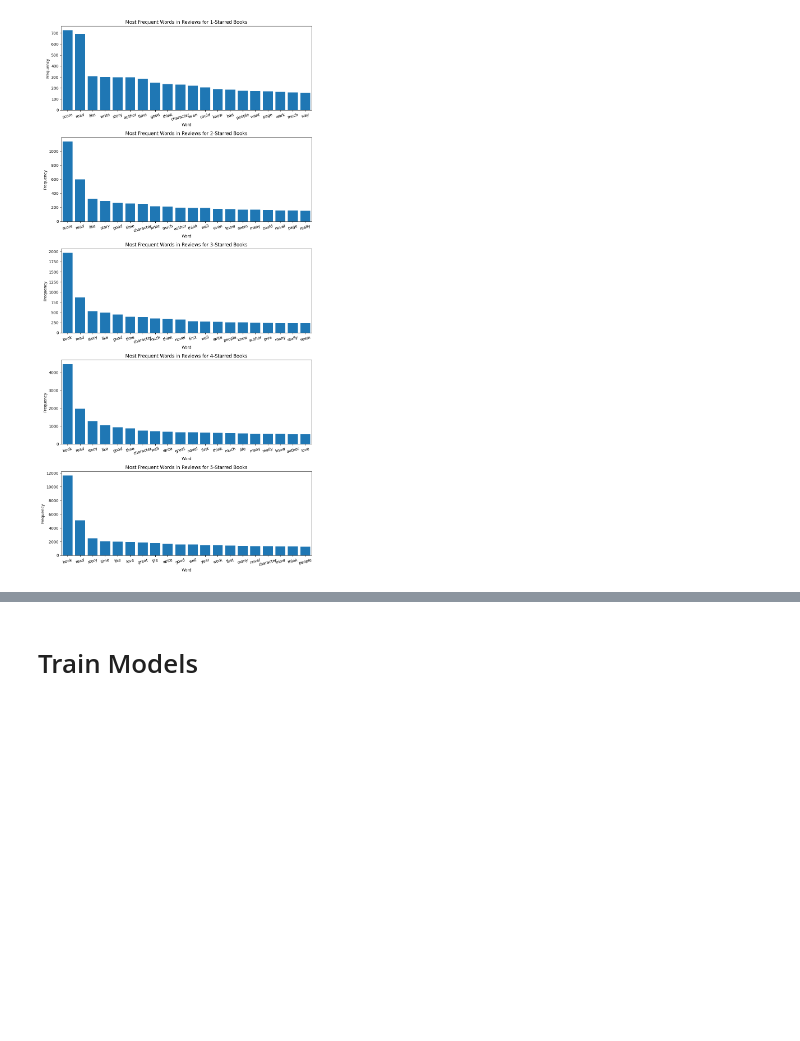
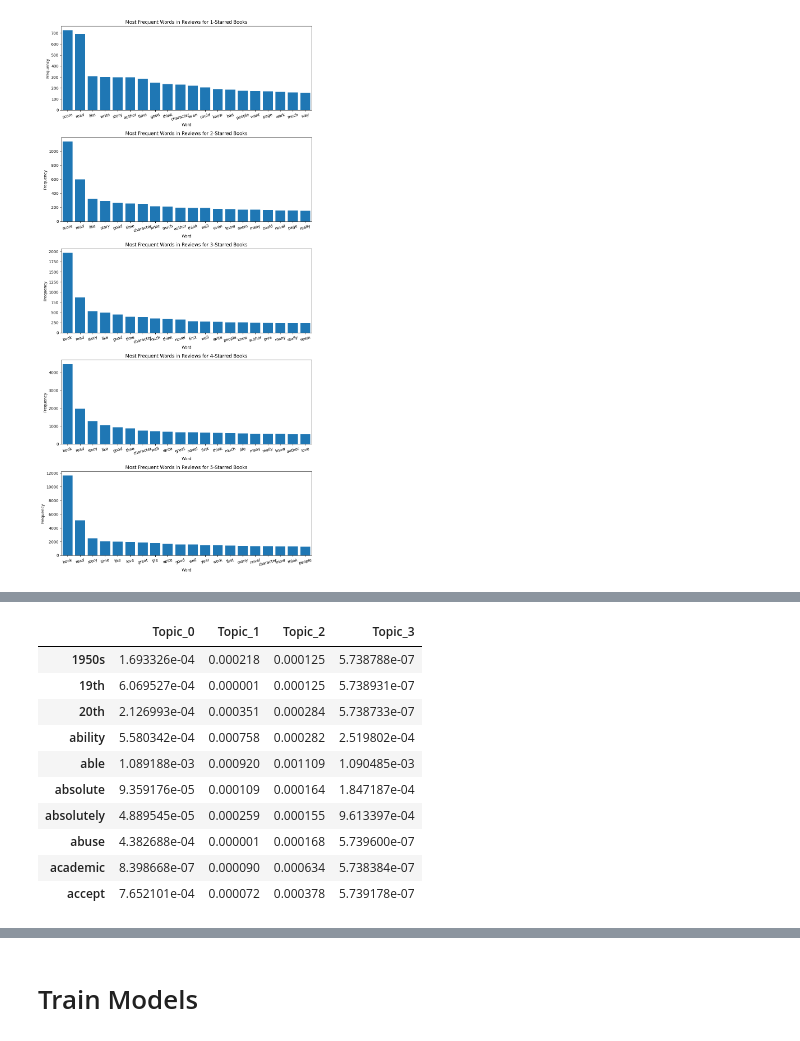
Before and after one commit to Darkt1on/Amazon-book-review, a Jupyter notebook: Amazon_book_review.ipynb, the cells around one changed output, grey strips where cells are left out. Saved outputs shown, nothing was run; the diff lists cells and outputs as text; code cells hidden in the pictures; blank space fills up the shorter version.

```diff
--- a/Amazon_book_review.ipynb
+++ b/Amazon_book_review.ipynb
@@ -397,9 +420,9 @@ labels_sample = df['score'][:sample_size]
 
 # BOW
 vectorizer_BOW = CountVectorizer(max_features=2000)
-BOW_matrix = vectorizer_BOW.fit_transform(norm_text_sample).toarray()
+BOW_matrix = vectorizer_BOW.fit_transform(norm_text_sample)
 
-text_sample_vectorized = pd.DataFrame(np.round(BOW_matrix,2), columns=vectorizer_BOW.get_feature_names_out())
+text_sample_vectorized = pd.DataFrame(np.round(BOW_matrix.toarray(), 2), columns=vectorizer_BOW.get_feature_names_out())
 
 # Spliting training set and test set
 X_train, X_test, y_train, y_test = train_test_split(text_sample_vectorized, labels_sample, train_size=0.7, random_state=42)
@@ -471,0 +565,6 @@ def display_score(model, X_train=X_train, y_train=y_train, X_test=X_test, y_test
+# %%
+n_components = 4
+
+# set topic_word_prior to 0.1 to find most relevant words for each topic
+lda_text = LatentDirichletAllocation(n_components=n_components, max_iter=100, doc_topic_prior=0.25
+                                           topic_word_prior = 0.25).fit(BOW_matrix)
@@ -471,0 +583,18 @@ def display_score(model, X_train=X_train, y_train=y_train, X_test=X_test, y_test
+# %%
+word_weights = lda_text.components_ / lda_text.components_.sum(axis=1)[:, np.newaxis]
+word_weights_df = pd.DataFrame(word_weights.T,
+                               index = vectorizer_BOW.get_feature_names_out(),
+                               columns = ["Topic_" + str(i) for i in range(4)])
+word_weights_df.head(10)
+# %% [output]
+|  | Topic_0 | Topic_1 | Topic_2 | Topic_3 |
+| 1950s | 1.693326e-04 | 0.000218 | 0.000125 | 5.738788e-07 |
+| 19th | 6.069527e-04 | 0.000001 | 0.000125 | 5.738931e-07 |
+| 20th | 2.126993e-04 | 0.000351 | 0.000284 | 5.738733e-07 |
+| ability | 5.580342e-04 | 0.000758 | 0.000282 | 2.519802e-04 |
+| able | 1.089188e-03 | 0.000920 | 0.001109 | 1.090485e-03 |
+| absolute | 9.359176e-05 | 0.000109 | 0.000164 | 1.847187e-04 |
+| absolutely | 4.889545e-05 | 0.000259 | 0.000155 | 9.613397e-04 |
+| abuse | 4.382688e-04 | 0.000001 | 0.000168 | 5.739600e-07 |
+| academic | 8.398668e-07 | 0.000090 | 0.000634 | 5.738384e-07 |
+| accept | 7.652101e-04 | 0.000072 | 0.000378 | 5.739178e-07 |
```
Also changed, not shown: parts of 30 cells of this notebook.
